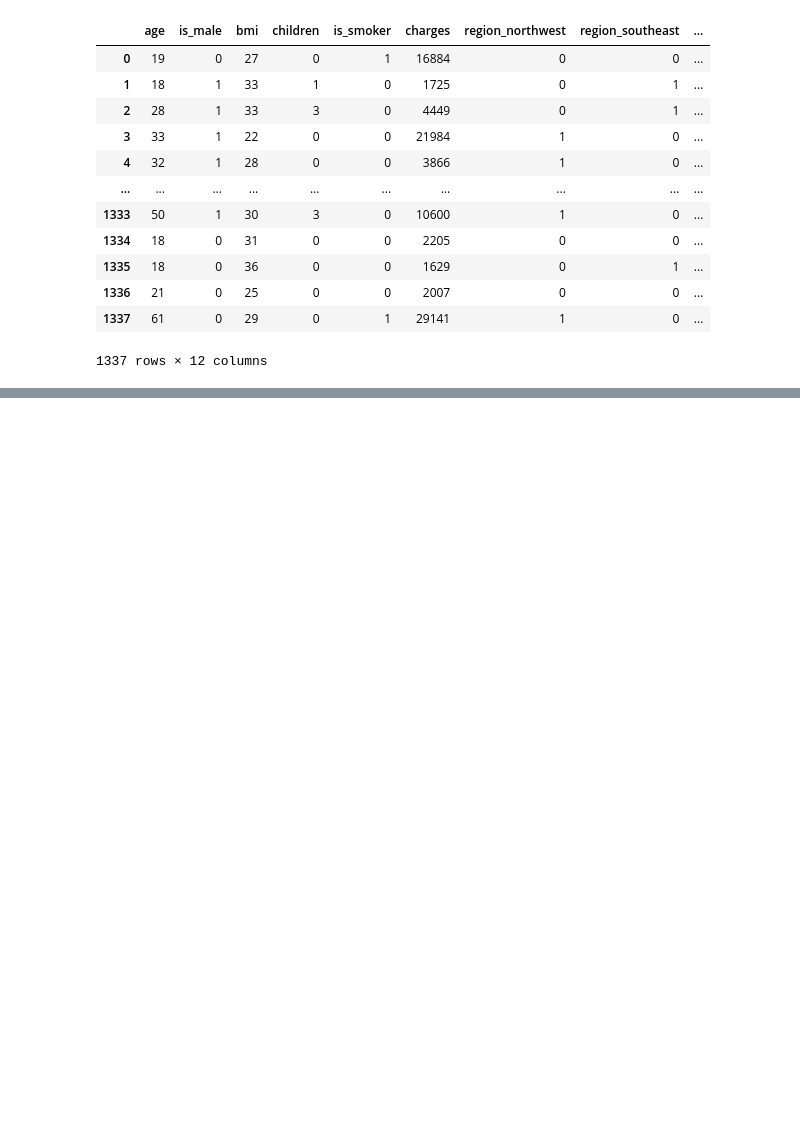
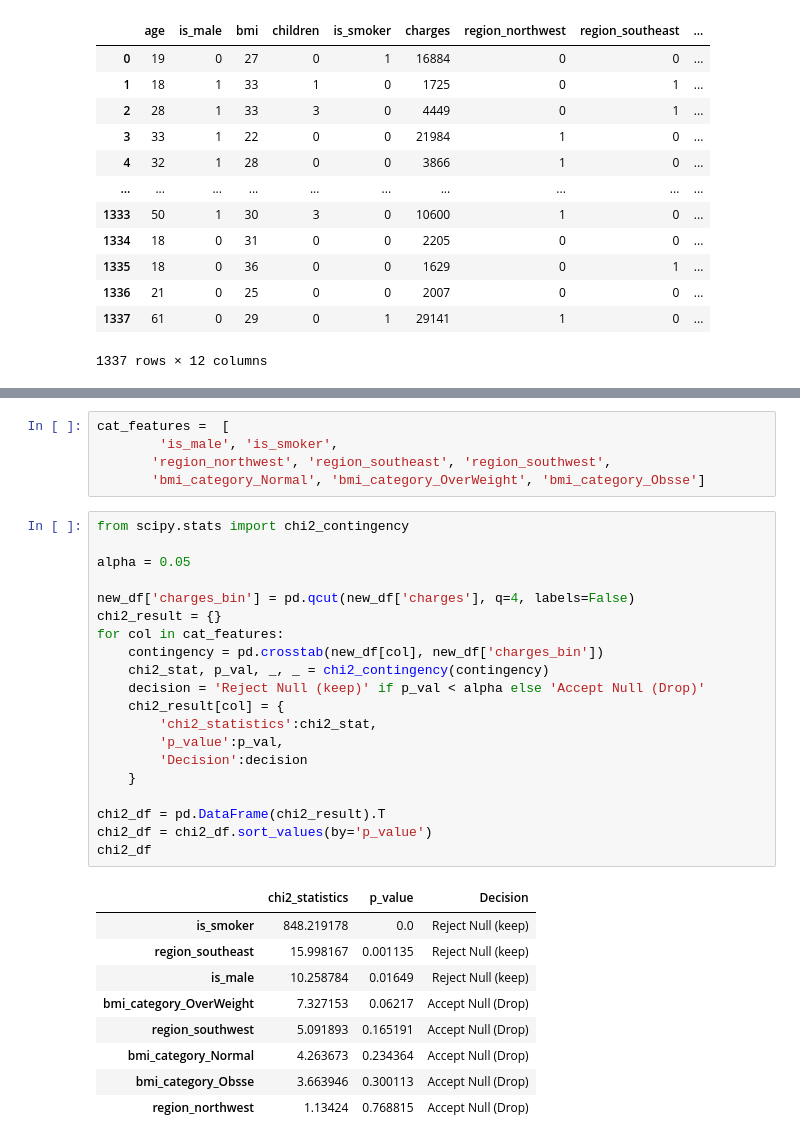
Before and after one commit to khalidkhankakar/Hands-on-Machine-Learning, a Jupyter notebook: mini project 1/main.ipynb, the cells around one changed output, grey strips where cells are left out. Drawn from its saved outputs; the diff is of its cells as text; blank space fills up the shorter version.

```diff
--- a/mini project 1/main.ipynb
+++ b/mini project 1/main.ipynb
@@ -201,0 +245,35 @@ new_df.astype(int)
+# %%
+cat_features =  [
+        'is_male', 'is_smoker',
+       'region_northwest', 'region_southeast', 'region_southwest',
+       'bmi_category_Normal', 'bmi_category_OverWeight', 'bmi_category_Obsse']
+# %%
+from scipy.stats import chi2_contingency
+
+alpha = 0.05
+
+new_df['charges_bin'] = pd.qcut(new_df['charges'], q=4, labels=False)
+chi2_result = {}
+for col in cat_features:
+    contingency = pd.crosstab(new_df[col], new_df['charges_bin'])
+    chi2_stat, p_val, _, _ = chi2_contingency(contingency)
+    decision = 'Reject Null (keep)' if p_val < alpha else 'Accept Null (Drop)'
+    chi2_result[col] = {
+        'chi2_statistics':chi2_stat,
+        'p_value':p_val,
+        'Decision':decision
+    }
+
+chi2_df = pd.DataFrame(chi2_result).T
+chi2_df = chi2_df.sort_values(by='p_value')
+chi2_df
+# %% [output]
+|  | chi2_statistics | p_value | Decision |
+| is_smoker | 848.219178 | 0.0 | Reject Null (keep) |
+| region_southeast | 15.998167 | 0.001135 | Reject Null (keep) |
+| is_male | 10.258784 | 0.01649 | Reject Null (keep) |
+| bmi_category_OverWeight | 7.327153 | 0.06217 | Accept Null (Drop) |
+| region_southwest | 5.091893 | 0.165191 | Accept Null (Drop) |
+| bmi_category_Normal | 4.263673 | 0.234364 | Accept Null (Drop) |
+| bmi_category_Obsse | 3.663946 | 0.300113 | Accept Null (Drop) |
+| region_northwest | 1.13424 | 0.768815 | Accept Null (Drop) |
```
Also changed, not shown: parts of 4 cells of this notebook.
